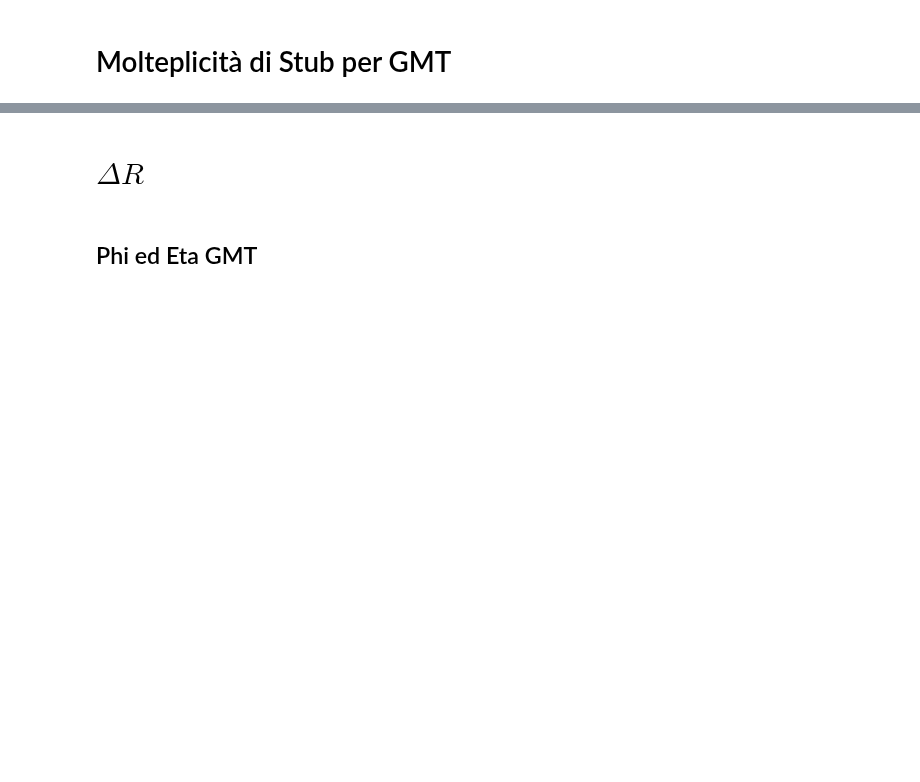
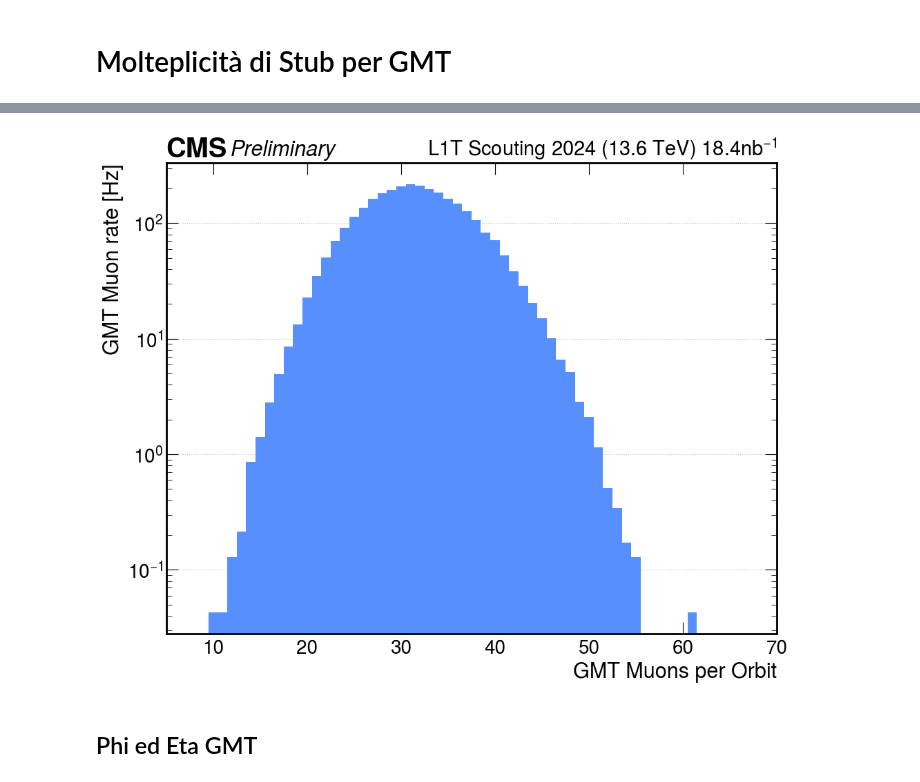
Before and after one commit to francescoreschio/Tesi-Triennale, a Jupyter notebook: Codice/GMT.ipynb, the cells around one changed output, grey strips where cells are left out. Drawn from its saved outputs; the diff is of its cells as text; code cells hidden in the pictures; blank space fills up the shorter version.

```diff
--- a/Codice/GMT.ipynb
+++ b/Codice/GMT.ipynb
@@ -161,5 +164,39 @@ ax.set_yscale('log')
-# %% [markdown]
-# $\Delta R$
+# %%
+GmtPerOrbitLS133 = StubsPerOrbit(BX_LS133, nGmtMuons_LS133)
+GmtPerOrbitLS263 = StubsPerOrbit(BX_LS263, nGmtMuons_LS263)
+GmtPerOrbitLS264 = StubsPerOrbit(BX_LS264, nGmtMuons_LS264)
+GmtPerOrbitLS306 = StubsPerOrbit(BX_LS306, nGmtMuons_LS306)
+# %%
+Max = np.max([len(GmtPerOrbitLS133), len(GmtPerOrbitLS263), len(GmtPerOrbitLS264), len(GmtPerOrbitLS306)])
+
+GmtPerOrbitLS133 = ak.fill_none(ak.pad_none(GmtPerOrbitLS133, Max, axis = 0, clip=True), 0)
+GmtPerOrbitLS263 = ak.fill_none(ak.pad_none(GmtPerOrbitLS263, Max, axis = 0, clip=True), 0)
+GmtPerOrbitLS264 = ak.fill_none(ak.pad_none(GmtPerOrbitLS264, Max, axis = 0, clip=True), 0)
+GmtPerOrbitLS306 = ak.fill_none(ak.pad_none(GmtPerOrbitLS306, Max, axis = 0, clip=True), 0)
+# %%
+GmtPerOrbit = ConvertToHz(GmtPerOrbitLS133 + GmtPerOrbitLS263 + GmtPerOrbitLS264 + GmtPerOrbitLS306)
+
+fig, ax = plt.subplots(figsize= FIGSIZE, constrained_layout=True)
+
+set_label_font(ax, FONTSIZE)
+set_tick_font(ax, FONTSIZE - 2)
+draw_cms_label(ax, fontsize= FONTSIZE)
+
+ax.bar(np.arange(1, len(GmtPerOrbit) + 1), GmtPerOrbit, width=1)
+
+
+#ax.set_xticks(ticks=np.arange(20), labels=np.arange(0, 20, 1))
+ax.tick_params(axis='x', which='minor', length=0)
+ax.set_xlabel('GMT Muons per Orbit')
+ax.set_ylabel('GMT Muon rate [Hz]')
+ax.set_xlim(5, 70)
+ax.grid(visible=True, axis='y')
+ax.set_axisbelow(True)
+ax.set_yscale('log')
+
+plt.savefig("../Immagini/GMT_orbit.pdf")
+# %% [output]
+[figure, added]
 # %% [markdown]
 ## Phi ed Eta GMT
 # %%
```
Also changed, not shown: parts of 10 cells of this notebook, 5 other files.
